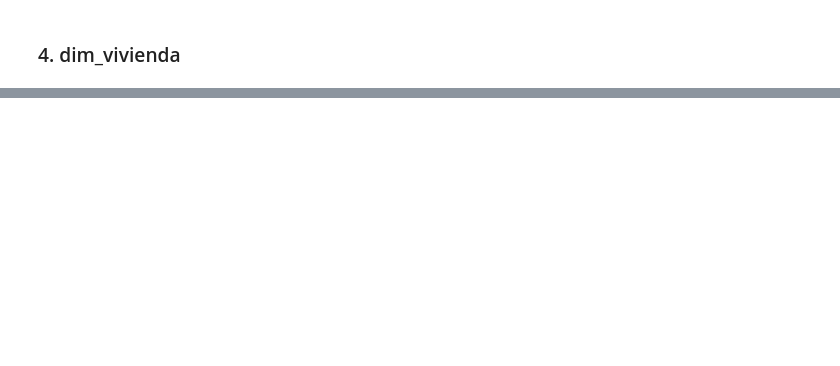
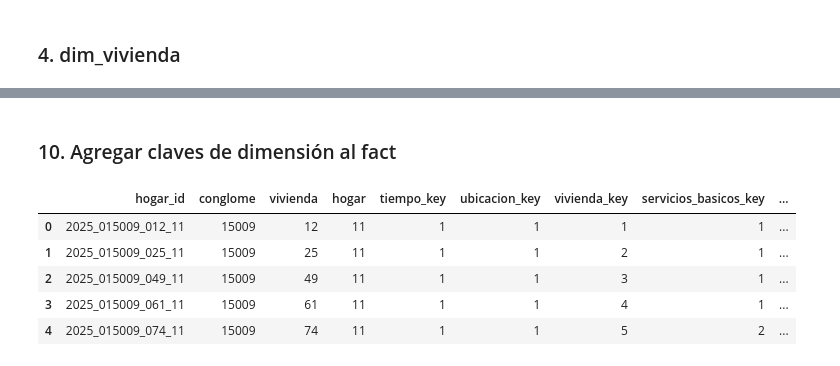
Before and after one commit to GS-716/ENAHO2025_BI_UP, a Jupyter notebook: scripts/03_modelo_estrella.ipynb, the cells around one changed output, grey strips where cells are left out. Drawn from its saved outputs; the diff is of its cells as text; code cells hidden in the pictures; blank space fills up the shorter version.

```diff
--- a/scripts/03_modelo_estrella.ipynb
+++ b/scripts/03_modelo_estrella.ipynb
@@ -141,0 +249,12 @@ dim_vivienda.head()
+# %%
+fact_bienestar_habitacional = pd.DataFrame(index=stg.index)
+
+# Llave degenerate del hogar
+fact_bienestar_habitacional["hogar_id"] = stg["hogar_id"]
+
+# Llaves naturales útiles para trazabilidad
+fact_bienestar_habitacional["conglome"] = stg["conglome"]
+fact_bienestar_habitacional["vivienda"] = stg["vivienda"]
+fact_bienestar_habitacional["hogar"] = stg["hogar"]
+
+fact_bienestar_habitacional.head()
@@ -141,0 +268,59 @@ dim_vivienda.head()
+# %% [markdown]
+### 10. Agregar claves de dimensión al fact
+# %%
+fact_bienestar_habitacional = agregar_key_fact(
+    fact_bienestar_habitacional,
+    stg,
+    dim_tiempo,
+    cols_dim_tiempo,
+    "tiempo_key"
+)
+
+fact_bienestar_habitacional = agregar_key_fact(
+    fact_bienestar_habitacional,
+    stg,
+    dim_ubicacion,
+    cols_dim_ubicacion,
+    "ubicacion_key"
+)
+
+fact_bienestar_habitacional = agregar_key_fact(
+    fact_bienestar_habitacional,
+    stg,
+    dim_vivienda,
+    cols_dim_vivienda,
+    "vivienda_key"
+)
+
+fact_bienestar_habitacional = agregar_key_fact(
+    fact_bienestar_habitacional,
+    stg,
+    dim_servicios_basicos,
+    cols_dim_servicios,
+    "servicios_basicos_key"
+)
+
+fact_bienestar_habitacional = agregar_key_fact(
+    fact_bienestar_habitacional,
+    stg,
+    dim_energia,
+    cols_dim_energia,
+    "energia_key"
+)
+
+fact_bienestar_habitacional = agregar_key_fact(
+    fact_bienestar_habitacional,
+    stg,
+    dim_conectividad,
+    cols_dim_conectividad,
+    "conectividad_key"
+)
+
+fact_bienestar_habitacional.head()
+# %% [output]
+|  | hogar_id | conglome | vivienda | hogar | tiempo_key | ubicacion_key | vivienda_key | servicios_basicos_key | ... |
+| 0 | 2025_015009_012_11 | 15009 | 12 | 11 | 1 | 1 | 1 | 1 | ... |
+| 1 | 2025_015009_025_11 | 15009 | 25 | 11 | 1 | 1 | 2 | 1 | ... |
+| 2 | 2025_015009_049_11 | 15009 | 49 | 11 | 1 | 1 | 3 | 1 | ... |
+| 3 | 2025_015009_061_11 | 15009 | 61 | 11 | 1 | 1 | 4 | 1 | ... |
+| 4 | 2025_015009_074_11 | 15009 | 74 | 11 | 1 | 1 | 5 | 2 | ... |
```
Also changed, not shown: parts of 17 cells of this notebook, 10 other files.
